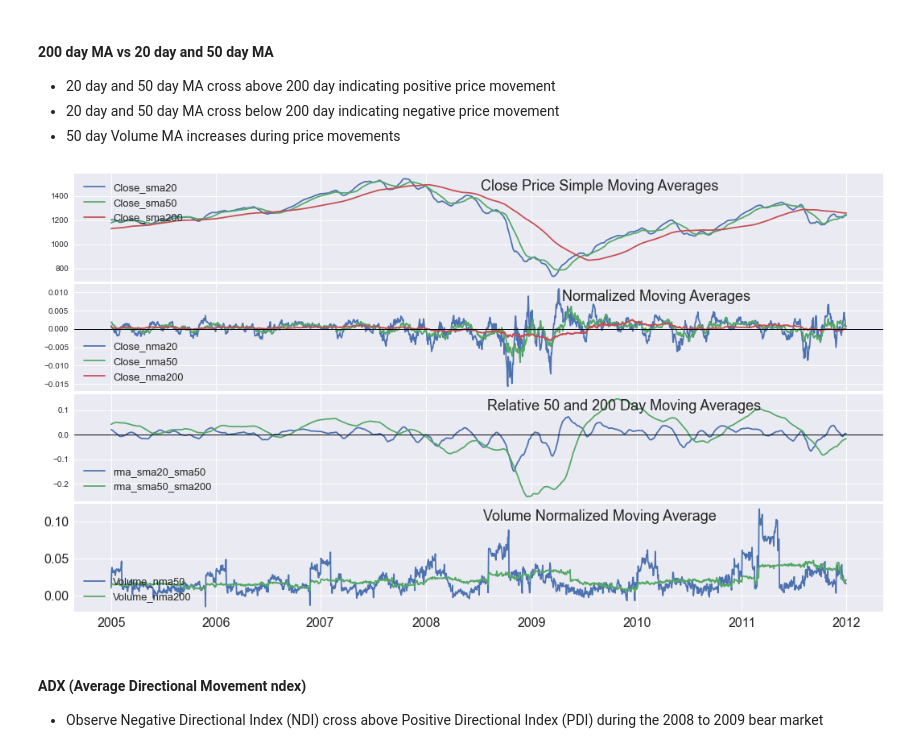
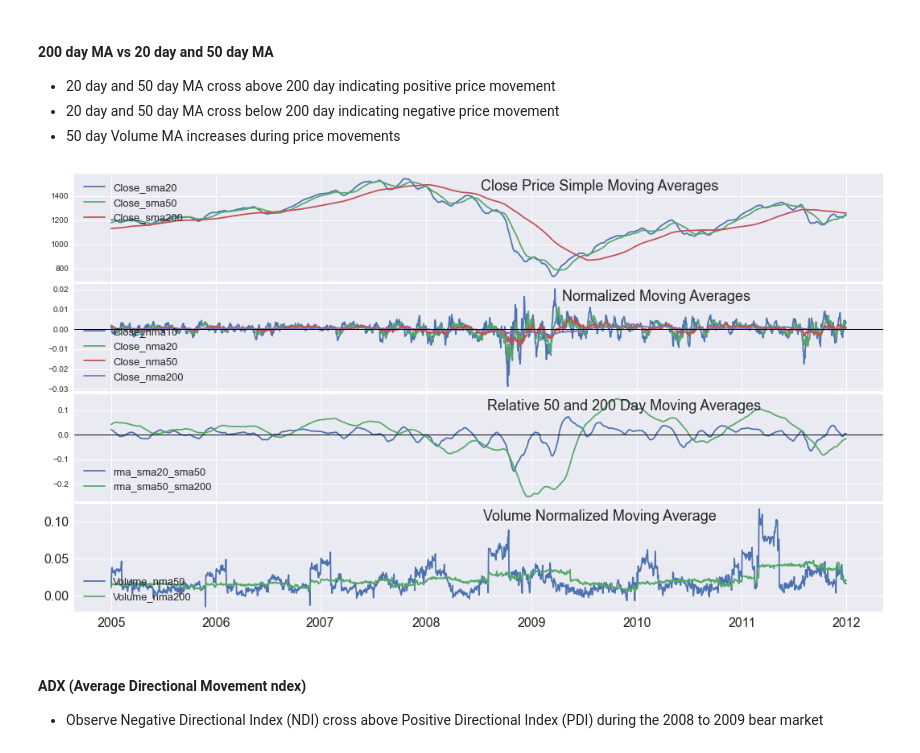
Before and after one commit to Aljgutier/Pyquant, a Jupyter notebook: SP500_MktCycle_Data_2.ipynb, the cells around one changed output. Cells and saved outputs as stored; diff of their text form; code cells hidden in the pictures.

Commit message:
update mcupm charts for various Bear markets

```diff
--- a/SP500_MktCycle_Data_2.ipynb
+++ b/SP500_MktCycle_Data_2.ipynb
@@ -762,11 +780,11 @@ def fedfunds_datevars(df, fedfundsrate = 'FEDFUNDSRATE', date='date', verbose=Fa
     #   deltas and date when rate changed,
     #   days from prev setting ... prev1 and prev2
     df_fedfunds_deltas['FFR_prev1'] =  df_fedfunds_deltas['FEDFUNDSRATE'].shift(1)
-    df_fedfunds_deltas['FFR_delta'] =  df_fedfunds_deltas['FEDFUNDSRATE'] - df_fedfunds_deltas['FFR_prev1']
-    df_fedfunds_deltas = df_fedfunds_deltas[df_fedfunds_deltas['FFR_delta'] != 0 ]
+    df_fedfunds_deltas['FFR_prev1_delta'] =  df_fedfunds_deltas['FEDFUNDSRATE'] - df_fedfunds_deltas['FFR_prev1']
+    df_fedfunds_deltas = df_fedfunds_deltas[df_fedfunds_deltas['FFR_prev1_delta'] != 0 ]
     df_fedfunds_deltas['FFR_prev1_date'] =  df_fedfunds_deltas['date'].shift(1)
     df_fedfunds_deltas['FFR_prev2'] = df_fedfunds_deltas['FFR_prev1'].shift(1)
-    df_fedfunds_deltas['FFR_prev1_delta'] = df_fedfunds_deltas['FFR_delta'].shift(1)
+    df_fedfunds_deltas['FFR_prev2_delta'] = df_fedfunds_deltas['FFR_prev1_delta'].shift(1)
     df_fedfunds_deltas['FFR_prev2_date'] = df_fedfunds_deltas['FFR_prev1_date'].shift(1)
     df_fedfunds_deltas['FFR_days_from_prev1'] = (df_fedfunds_deltas[date] - df_fedfunds_deltas['FFR_prev1_date']).dt.days
     df_fedfunds_deltas['FFR_days_from_prev2'] = (df_fedfunds_deltas[date] - df_fedfunds_deltas['FFR_prev2_date']).dt.days
@@ -776,11 +794,12 @@ def fedfunds_datevars(df, fedfundsrate = 'FEDFUNDSRATE', date='date', verbose=Fa
     df_fedfunds_deltas.rename({'index':'FFR_id'},axis=1, inplace=True)
     df_fedfunds_deltas = df_fedfunds_deltas.set_index('date')
     print('df_fedfunds_deltas w FFR_id')
-    display(df_fedfunds_deltas.tail(20)) # note index will not be contiguous because of delta above
+
+    display(df_fedfunds_deltas.tail(10)) # note index will not be contiguous because of delta above
 
     ### join back to df_ml
-    join_cols=['FFR_id', 'FFR_prev1', 'FFR_delta', 'FFR_prev1_date',
-           'FFR_prev2', 'FFR_prev1_delta', 'FFR_prev2_date', 'FFR_days_from_prev1',
+    join_cols=['FFR_id', 'FFR_prev1', 'FFR_prev1_date', 'FFR_prev2_date',
+           'FFR_prev2', 'FFR_prev1_delta',  'FFR_prev2_delta', 'FFR_days_from_prev1',
            'FFR_days_from_prev2']
 
 
@@ -795,10 +814,13 @@ def fedfunds_datevars(df, fedfundsrate = 'FEDFUNDSRATE', date='date', verbose=Fa
     df_tmp['FFR_id']=df_tmp['FFR_id'].ffill()
     df_tmp[['FFR_days_from_prev1','FFR_days_from_prev2']]=df_tmp[['FFR_days_from_prev1','FFR_days_from_prev2']].fillna(1)
 
-    fill_cols = ['FFR_prev1_date','FFR_prev2_date','FFR_delta','FFR_prev1_delta','FFR_prev1','FFR_prev2']
+    fill_cols = ['FFR_prev1_date','FFR_prev2_date','FFR_prev1_delta','FFR_prev2_delta','FFR_prev1','FFR_prev2']
+
+    print(df_tmp.columns)
+    display(df_tmp)
     df_tmp[fill_cols]=df_tmp[fill_cols].ffill()
     display(df_tmp.head(5))
-    display(df_tmp.tail(20))
+    display(df_tmp.tail(10))
 
 
     print('FFR days from prev cumsum')
@@ -812,7 +834,7 @@ def fedfunds_datevars(df, fedfundsrate = 'FEDFUNDSRATE', date='date', verbose=Fa
 # %%
 
 print('fed funds rate date variables')
-df_ml2 = fedfunds_datevars(df_ml, verbose=True)
+df_ml = fedfunds_datevars(df_ml, verbose=True)
 # %% [output]
 fed funds rate date variables
 |  | Year | Month | Close | High | Low | Open | Volume | mkt | mcupm | mcnr | mucdown | ... |
@@ -965,27 +1059,27 @@ fmplot(df_ml,variables=['cpimom','CPIAUCSL'], startdate=s,enddate=e,hspace=.025,
 # %%
 # Momentum Moving Averages
 
 %run fmplot
 startdate = dt.datetime(1976,6,1)
 enddate = dt.datetime(2000,8,1)
 startdate = dt.datetime(2005,1,1)
 enddate = dt.datetime(2012,1,1)
 #startdate = dt.datetime(2020,3,1)
 #enddate = dt.datetime(2020,4,14)
 
 
 titles=['Close Price Simple Moving Averages','Normalized Moving Averages','Relative 50 and 200 Day Moving Averages',
         'Volume Normalized Moving Average']
-variables=[ ['Close_sma20', 'Close_sma50', 'Close_sma200'], [ 'Close_nma20', 'Close_nma50','Close_nma200'],
+variables=[ [ 'Close_sma20', 'Close_sma50', 'Close_sma200'], [ 'Close_nma10'  , 'Close_nma20', 'Close_nma50','Close_nma200'],
            ['rma_sma20_sma50' ,  'rma_sma50_sma200'],
            ['Volume_nma50','Volume_nma200']]
 
 fmplot(df_ml,variables,titles=titles,startdate=startdate,
           enddate=enddate, llocs=['upper left','lower left','lower left','lower left','upper left'],
           title_fontsize=18, titlein=True, hlines=['',0,0,''],titlexy=[(0.65,0.8),(0.72,0.8),(0.68,0.8),(0.65,0.8)],
           hspace=.025, sharex=True, xtick_labelsize=16, ytick_labelsize=16,legend_fontsize=13, figsize=(18,10))
 # %% [output]
-[figure, old version]
+[figure, new version]
 # %% [markdown]
 #### ADX (Average Directional Movement ndex)
 * Observe Negative Directional Index (NDI) cross above Positive Directional Index (PDI) during the 2008 to 2009 bear market
```
Also changed, not shown: parts of 21 cells of this notebook.
